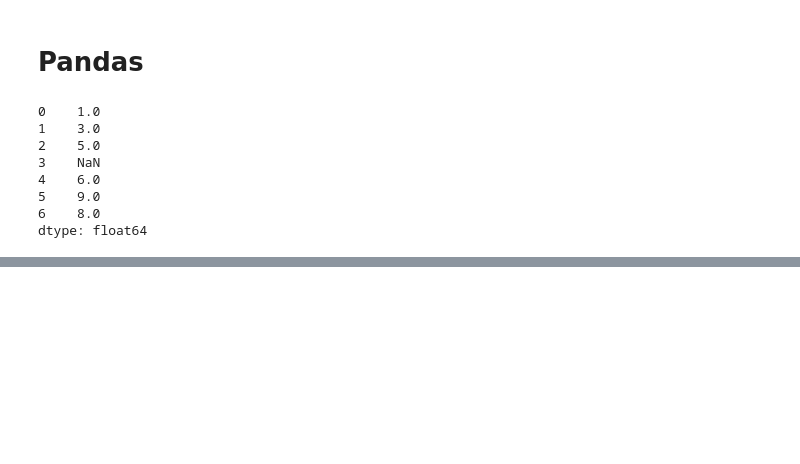
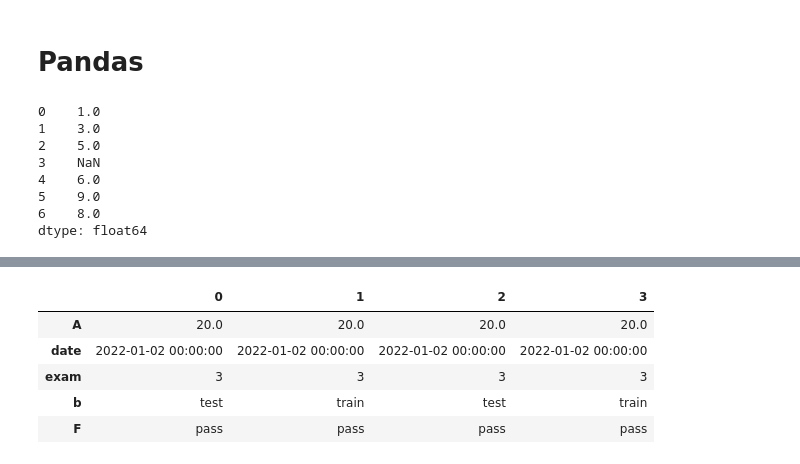
Before and after one commit to AphroDatalyst/Neural-Networks, a Jupyter notebook: PythonFromScratch.ipynb, the cells around one changed output, grey strips where cells are left out. Saved outputs shown, nothing was run; the diff lists cells and outputs as text; code cells hidden in the pictures; blank space fills up the shorter version.

```diff
--- a/PythonFromScratch.ipynb
+++ b/PythonFromScratch.ipynb
@@ -316,0 +380,9 @@ dtype: float64
+# %%
+df.T
+# %% [output]
+|  | 0 | 1 | 2 | 3 |
+| A | 20.0 | 20.0 | 20.0 | 20.0 |
+| date | 2022-01-02 00:00:00 | 2022-01-02 00:00:00 | 2022-01-02 00:00:00 | 2022-01-02 00:00:00 |
+| exam | 3 | 3 | 3 | 3 |
+| b | test | train | test | train |
+| F | pass | pass | pass | pass |
```
Also changed, not shown: parts of 17 cells of this notebook.
